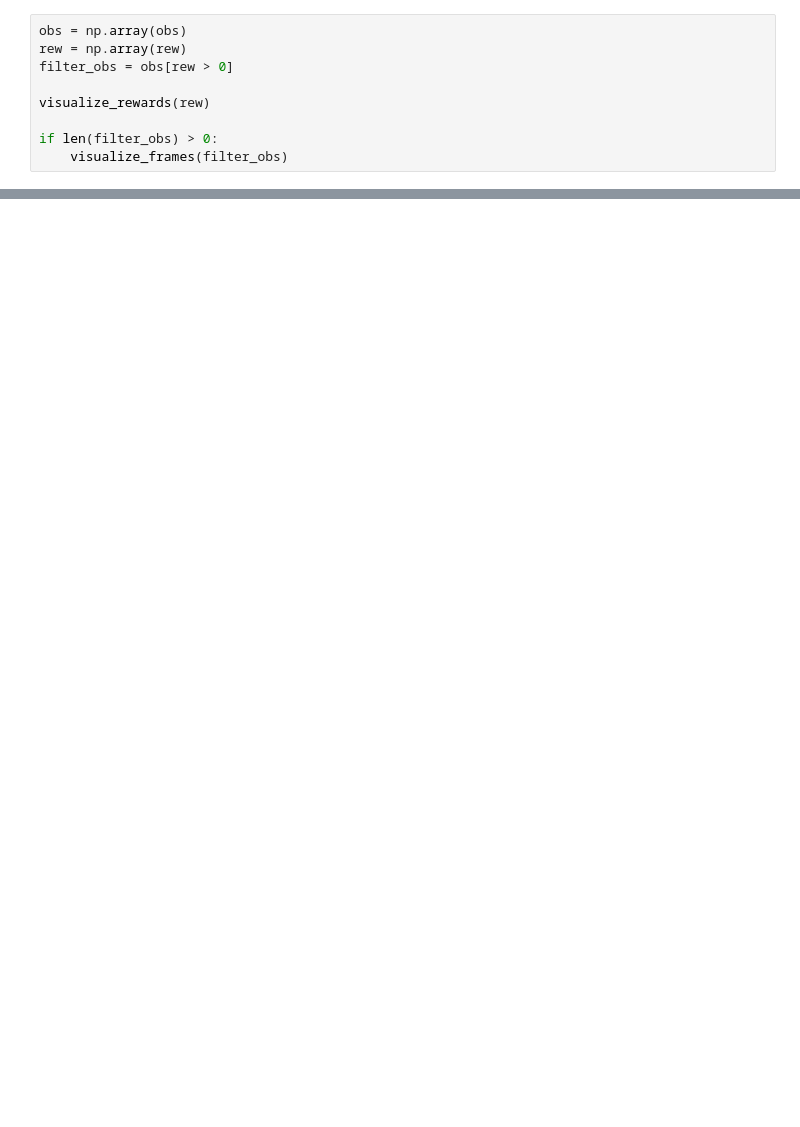
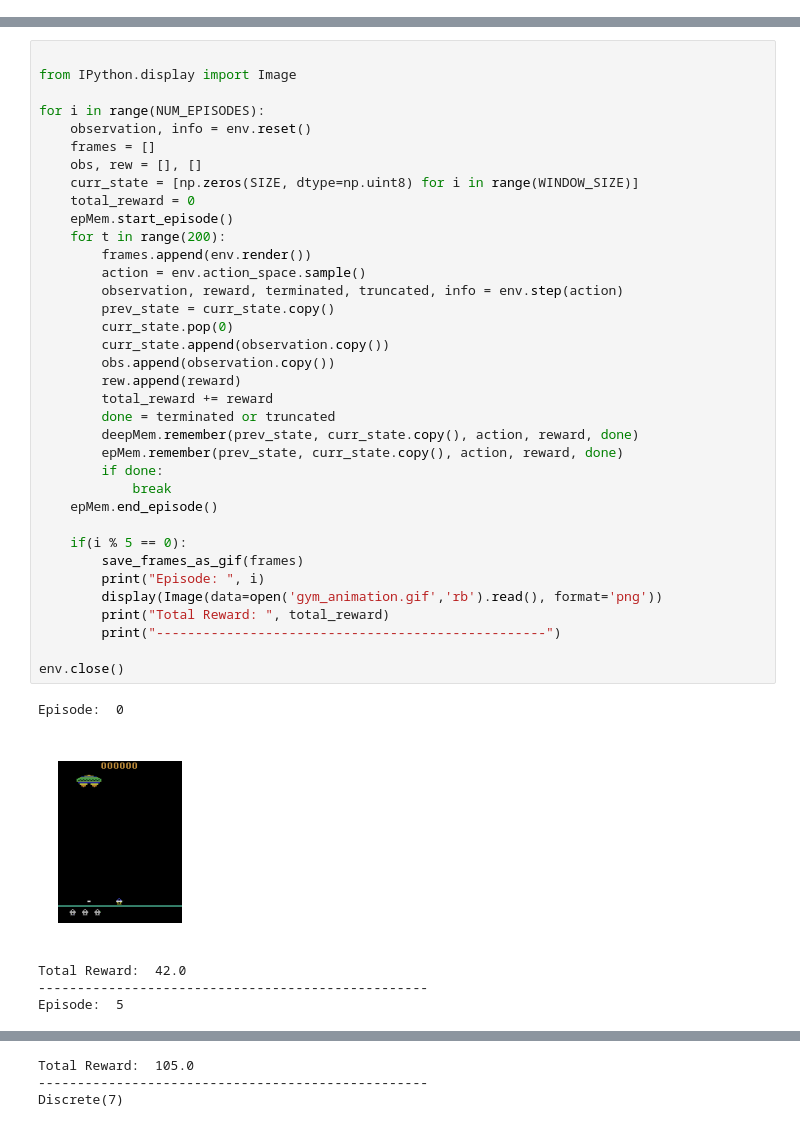
Before and after one commit to rohankalbag/deep-recurrent-q-learning, a Jupyter notebook: qdlpomdp.ipynb, the cells around one changed output, grey strips where cells are left out. Drawn from its saved outputs; the diff is of its cells as text; blank space fills up the shorter version.

Commit message:
added agent, memory and visualization tools

```diff
--- a/qdlpomdp.ipynb
+++ b/qdlpomdp.ipynb
@@ -55,9 +220,0 @@ def visualize_rewards(rew):
-# %%
-obs = np.array(obs)
-rew = np.array(rew)
-filter_obs = obs[rew > 0]
-
-visualize_rewards(rew)
-
-if len(filter_obs) > 0:
-    visualize_frames(filter_obs)
@@ -130,0 +221,42 @@ class Net(nn.Module):
+# %%
+
+from IPython.display import Image
+
+for i in range(NUM_EPISODES):
+    observation, info = env.reset()
+    frames = []
+    obs, rew = [], []
+    curr_state = [np.zeros(SIZE, dtype=np.uint8) for i in range(WINDOW_SIZE)]
+    total_reward = 0
+    epMem.start_episode()
+    for t in range(200):
+        frames.append(env.render())
+        action = env.action_space.sample()
+        observation, reward, terminated, truncated, info = env.step(action)
+        prev_state = curr_state.copy()
+        curr_state.pop(0)
+        curr_state.append(observation.copy())
+        obs.append(observation.copy())
+        rew.append(reward)
+        total_reward += reward
+        done = terminated or truncated
+        deepMem.remember(prev_state, curr_state.copy(), action, reward, done)
+        epMem.remember(prev_state, curr_state.copy(), action, reward, done)
+        if done:
+            break
+    epMem.end_episode()
+
+    if(i % 5 == 0):
+        save_frames_as_gif(frames)
+        print("Episode: ", i)
+        display(Image(data=open('gym_animation.gif','rb').read(), format='png'))
+        print("Total Reward: ", total_reward)
+        print("--------------------------------------------------")
+
+env.close()
+# %% [output]
+Episode:  0
+[figure, added]
+Total Reward:  42.0
+--------------------------------------------------
+Episode:  5
@@ -130,0 +264,3 @@ class Net(nn.Module):
+Total Reward:  105.0
+--------------------------------------------------
+Discrete(7)
```
Also changed, not shown: parts of 13 cells of this notebook, 1 other file.
